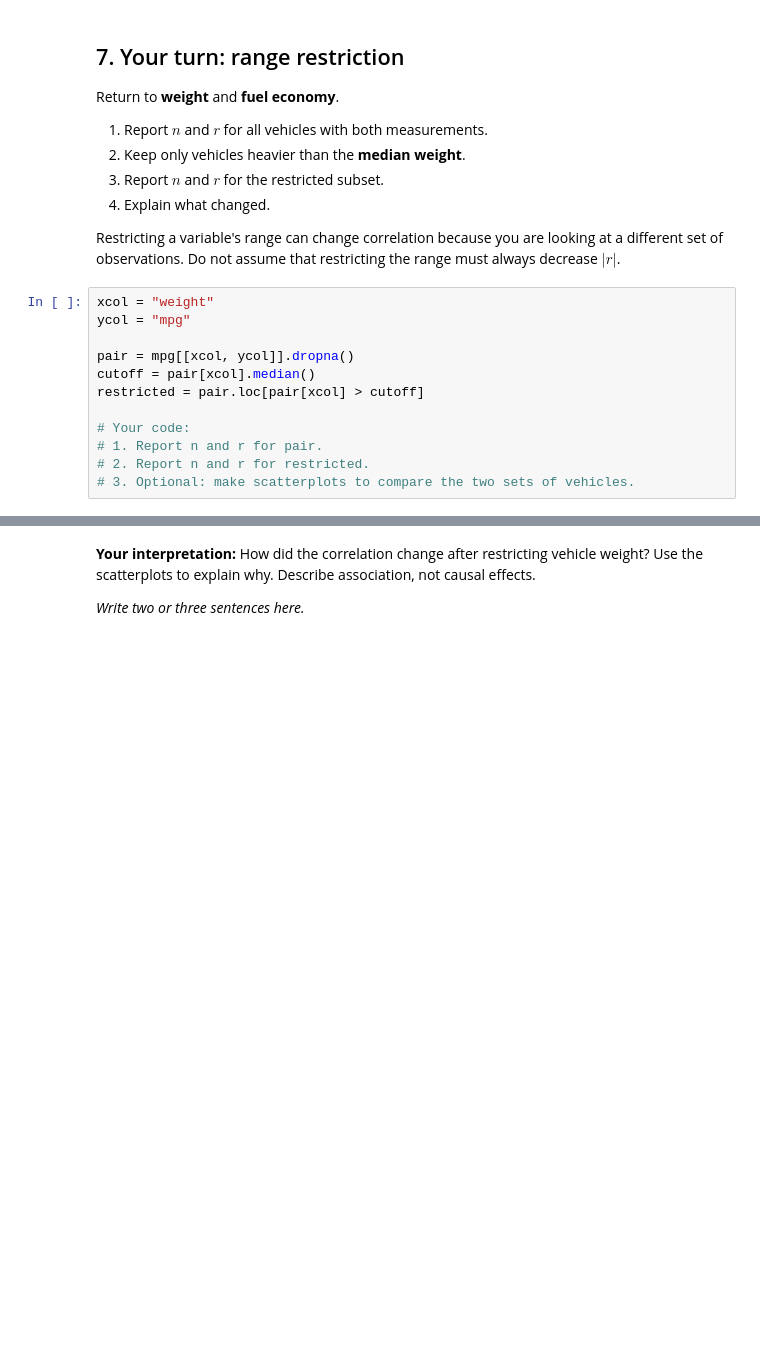
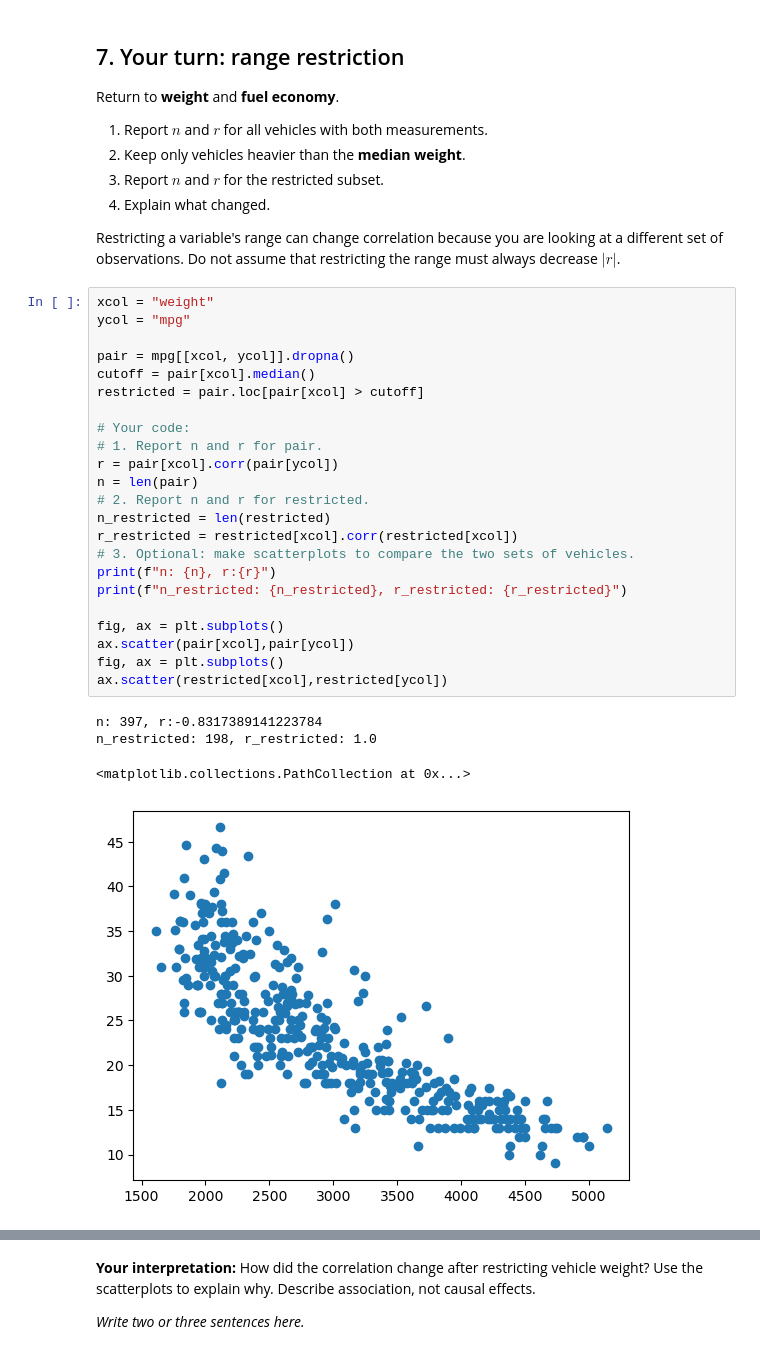
Before and after one commit to DanElkoni/26f-engr1451-2451, a Jupyter notebook: 2-class/w05a_scatter_correlation.ipynb, the cells around one changed output, grey strips where cells are left out. Saved outputs shown, nothing was run; the diff lists cells and outputs as text; blank space fills up the shorter version.

```diff
--- a/2-class/w05a_scatter_correlation.ipynb
+++ b/2-class/w05a_scatter_correlation.ipynb
@@ -258,12 +258,28 @@ Restricting a variable's range can change correlation because you are looking at
 # %%
 xcol = "weight"
 ycol = "mpg"
 
 pair = mpg[[xcol, ycol]].dropna()
 cutoff = pair[xcol].median()
 restricted = pair.loc[pair[xcol] > cutoff]
 
 # Your code:
 # 1. Report n and r for pair.
+r = pair[xcol].corr(pair[ycol])
+n = len(pair)
 # 2. Report n and r for restricted.
+n_restricted = len(restricted)
+r_restricted = restricted[xcol].corr(restricted[xcol])
 # 3. Optional: make scatterplots to compare the two sets of vehicles.
+print(f"n: {n}, r:{r}")
+print(f"n_restricted: {n_restricted}, r_restricted: {r_restricted}")
+
+fig, ax = plt.subplots()
+ax.scatter(pair[xcol],pair[ycol])
+fig, ax = plt.subplots()
+ax.scatter(restricted[xcol],restricted[ycol])
+# %% [output]
+n: 397, r:-0.8317389141223784
+n_restricted: 198, r_restricted: 1.0
+<matplotlib.collections.PathCollection at 0x...>
+[figure, added]
```
Also changed, not shown: parts of 1 cell of this notebook.
